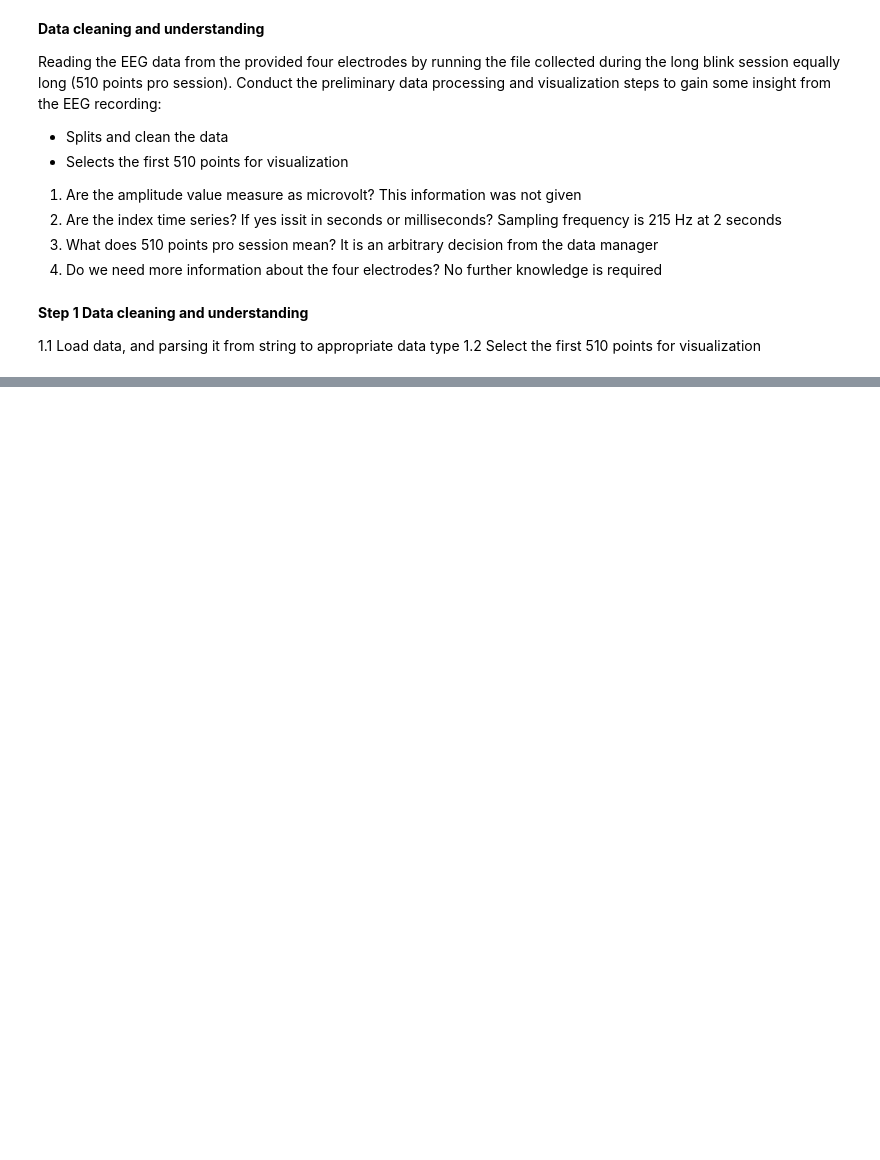
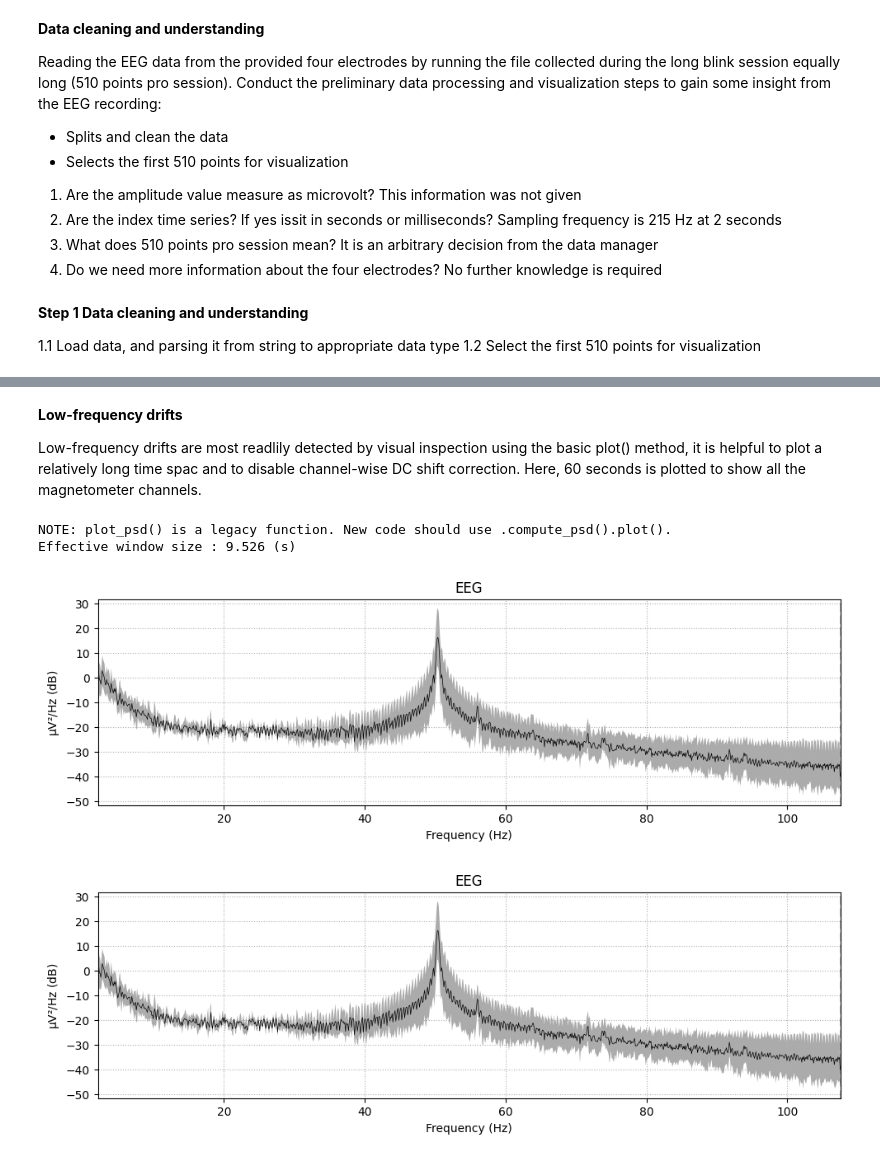
Before and after one commit to CharleneLimKH/EEG, a Jupyter notebook: eeg-1.ipynb, the cells around one changed output, grey strips where cells are left out. Cells and saved outputs as stored; diff of their text form; code cells hidden in the pictures; blank space fills up the shorter version.

```diff
--- a/eeg-1.ipynb
+++ b/eeg-1.ipynb
@@ -47,0 +55,16 @@ Text(0.5, 1.0, 'The first 510 points of Long Blink')
+# %%
+import mne
+#source: https://colab.research.google.com/drive/1ro2XBhpUKIlV5JCytetKoNFrVOCgdLAP?usp=sharingLink#scrollTo=T4VzMOJKSXlz
+#source: https://mne.tools/dev/auto_tutorials/preprocessing/10_preprocessing_overview.html
+
+n_channels = len(df1.columns)
+ch_names = list(df1.columns)
+values = df1.T*1e-7 #scale the signal value (but why scale by 1**-7?)
+ch_types = ['eeg']*df1.shape[1]
+
+sampling_freq = 215
+
+info = mne.create_info(ch_names=ch_names, sfreq=sampling_freq, ch_types=ch_types)
+raw_lb = mne.io.RawArray(values, info)
+
+raw_lb.save('.\\data\\raw_lb.fif', overwrite=True)
@@ -47,0 +97,4 @@ Text(0.5, 1.0, 'The first 510 points of Long Blink')
+# %% [markdown]
+**Low-frequency drifts**
+
+Low-frequency drifts are most readlily detected by visual inspection using the basic plot() method, it is helpful to plot a relatively long time spac and to disable channel-wise DC shift correction. Here, 60 seconds is plotted to show all the magnetometer channels.
@@ -47,0 +104,8 @@ Text(0.5, 1.0, 'The first 510 points of Long Blink')
+# %%
+#PSD (power spectral density) provides information about the distribution of power across different frequencies in the EEG signal.
+raw_lb.plot_psd(tmin=0, tmax=50, fmin=2, fmax=107.5, average=True) #
+# %% [output]
+NOTE: plot_psd() is a legacy function. New code should use .compute_psd().plot().
+Effective window size : 9.526 (s)
+[figure, added]
+[figure, added]
```
Also changed, not shown: parts of 17 cells of this notebook, 2 other files.
